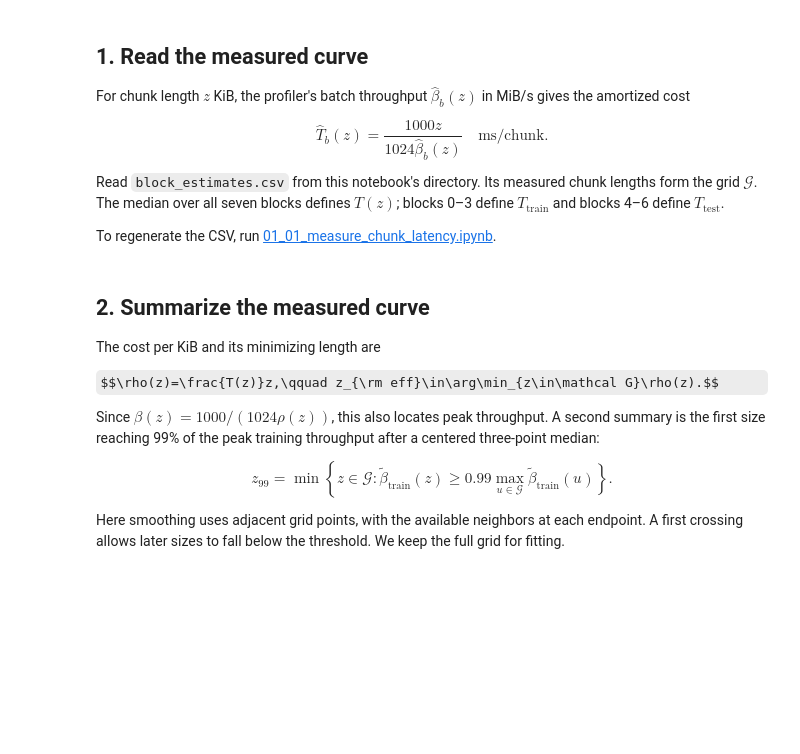
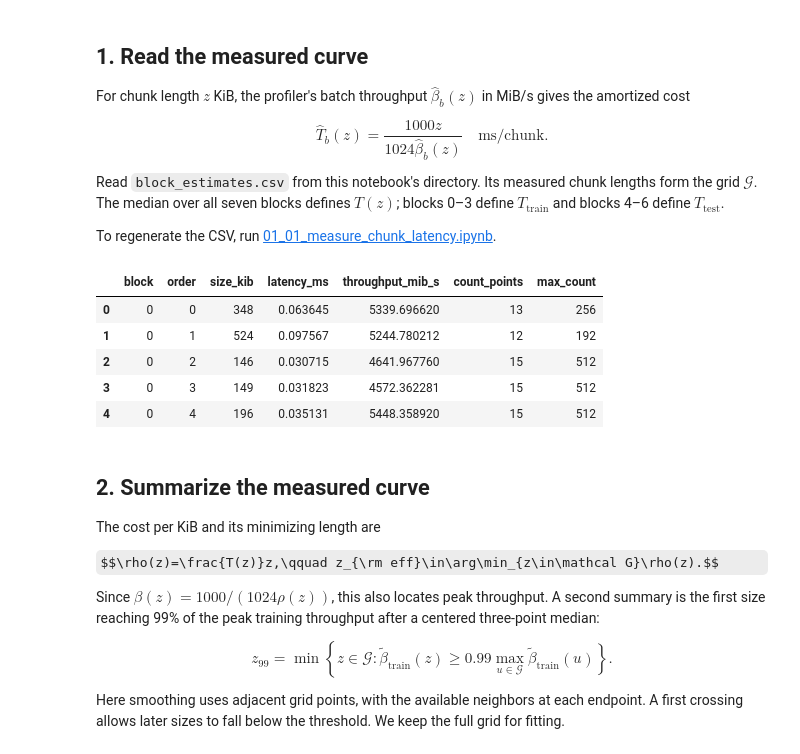
Before and after one commit to yabsed/vlm-in-flash-jupyter, a Jupyter notebook: results/01/01_02_chunk_latency.ipynb, the cells around one changed output. Saved outputs shown, nothing was run; the diff lists cells and outputs as text; code cells hidden in the pictures; some formulas as TeX source; blank space fills up the shorter version.

```diff
--- a/results/01/01_02_chunk_latency.ipynb
+++ b/results/01/01_02_chunk_latency.ipynb
@@ -25,10 +26,13 @@ Read `block_estimates.csv` from this notebook's directory. Its measured chunk le
 
 To regenerate the CSV, run [01_01_measure_chunk_latency.ipynb](01_01_measure_chunk_latency.ipynb).
 # %%
+# read csv
 data = pd.read_csv(CSV_PATH)
-wide = data.pivot(index="size_kib", columns="block", values="latency_ms")
-wide = wide.sort_index().sort_index(axis=1)
-z, samples = wide.index.to_numpy(float), wide.to_numpy(float)
-T = np.median(samples, axis=1)
-T_train = np.median(samples[:, :4], axis=1)
-T_test = np.median(samples[:, 4:], axis=1)
+data.head()
+# %% [output]
+|  | block | order | size_kib | latency_ms | throughput_mib_s | count_points | max_count |
+| 0 | 0 | 0 | 348 | 0.063645 | 5339.696620 | 13 | 256 |
+| 1 | 0 | 1 | 524 | 0.097567 | 5244.780212 | 12 | 192 |
+| 2 | 0 | 2 | 146 | 0.030715 | 4641.967760 | 15 | 512 |
+| 3 | 0 | 3 | 149 | 0.031823 | 4572.362281 | 15 | 512 |
+| 4 | 0 | 4 | 196 | 0.035131 | 5448.358920 | 15 | 512 |
```
Also changed, not shown: parts of 12 cells of this notebook, 3 other files.
